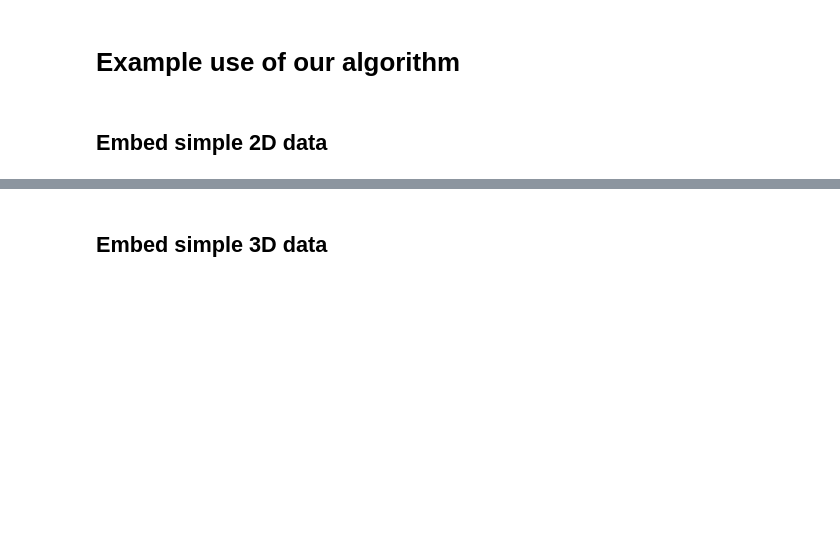
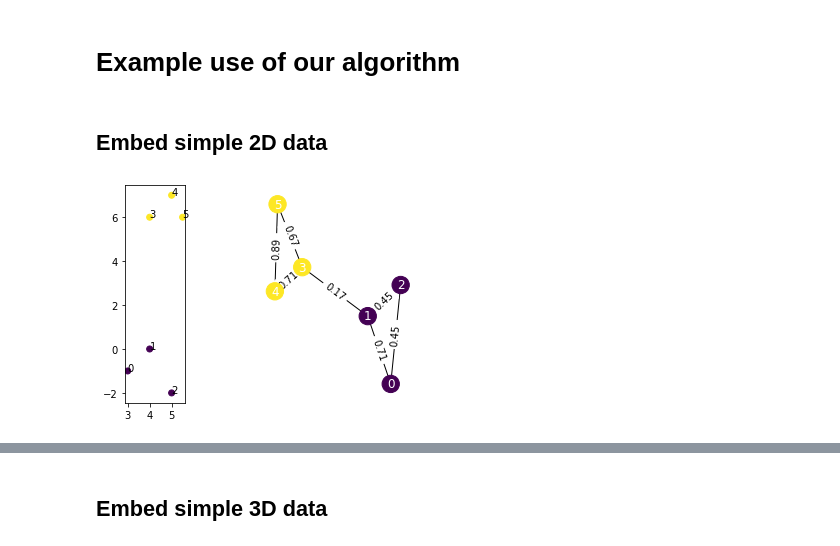
Before and after one commit to radajakub/GML-dim-reduction, a Jupyter notebook: src/example.ipynb, the cells around one changed output, grey strips where cells are left out. Saved outputs shown, nothing was run; the diff lists cells and outputs as text; code cells hidden in the pictures; blank space fills up the shorter version.

```diff
--- a/src/example.ipynb
+++ b/src/example.ipynb
@@ -7,10 +7,13 @@ from data import small
 ## Embed simple 2D data
 # %%
 data2d = small.TWO_CLOUDS_2D
+data2d_labels = small.TWO_CLOUDS_2D_LABELS
 graph2d = embedding.build_graph(data2d)
 # %%
 # change aspect to 'auto' for nicer graph
-visualization.show_data(data2d, graph2d, aspect='equal')
+visualization.show_data(data2d, graph2d, labels=data2d_labels, aspect='equal')
+# %% [output]
+[figure, added]
 # %%
 embeddings2d = embedding.embed_graph(graph2d, dims=2, walk_length=100, num_walks=10, seed=0)
 # %%
```
Also changed, not shown: parts of 4 cells of this notebook, 1 other file.
